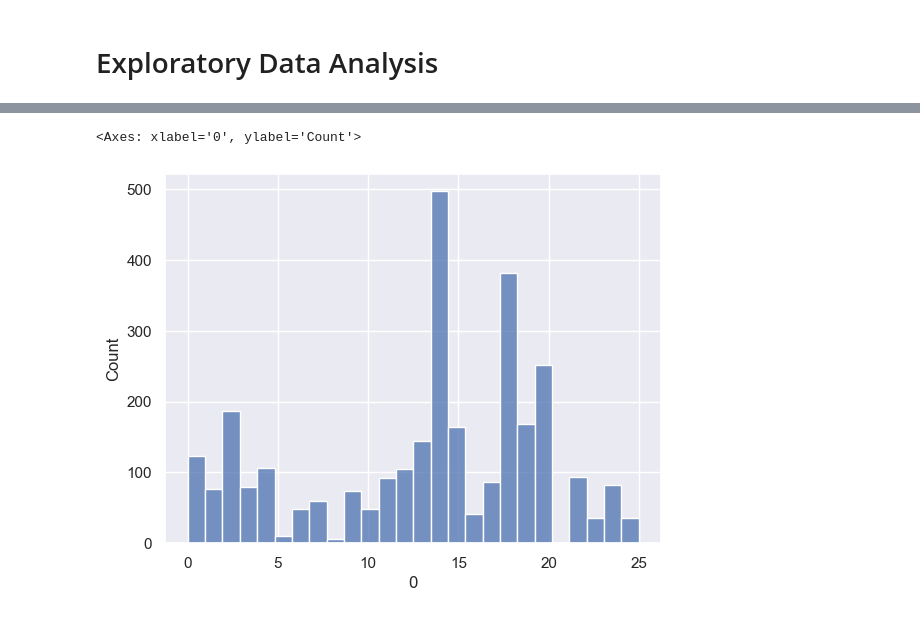
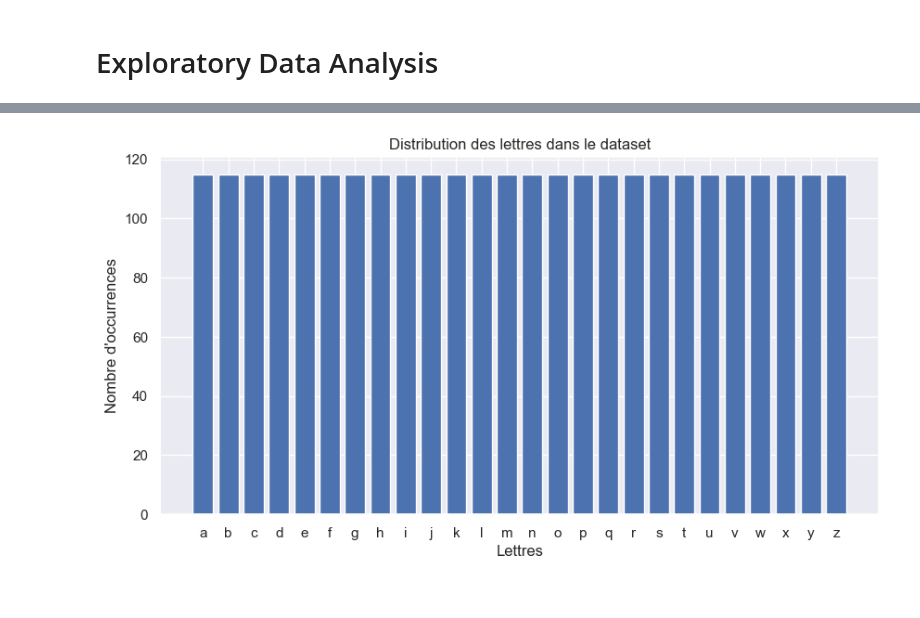
Before and after one commit to jExbrayat/recognize-handwritten-letters, a Jupyter notebook: notebooks/exploratory-analysis.ipynb, the cells around one changed output, grey strips where cells are left out. Drawn from its saved outputs; the diff is of its cells as text; code cells hidden in the pictures.

```diff
--- a/notebooks/exploratory-analysis.ipynb
+++ b/notebooks/exploratory-analysis.ipynb
@@ -25,8 +40,19 @@ y.shape =(3000,)
 # %%
-sns.histplot(df[0], bins=nb_classes)
+plt.figure(figsize=(10, 5))
+letter_col = 0
+letter_counts = df.iloc[:, letter_col].value_counts().sort_index()
+
+plt.xlabel("Lettres")
+plt.ylabel("Nombre d'occurrences")
+plt.title("Distribution des lettres dans le dataset")
+plt.xticks(
+    ticks=range(26),
+    labels=letters,
+)
+plt.bar(letter_counts.index, letter_counts.values)
+plt.show()
 # %% [output]
-<Axes: xlabel='0', ylabel='Count'>
-[figure, old version]
+[figure, new version]
 # %%
 for i in range(3):
     plot_one_letter(X, i)
```
Also changed, not shown: parts of 6 cells of this notebook, 4 other files.
